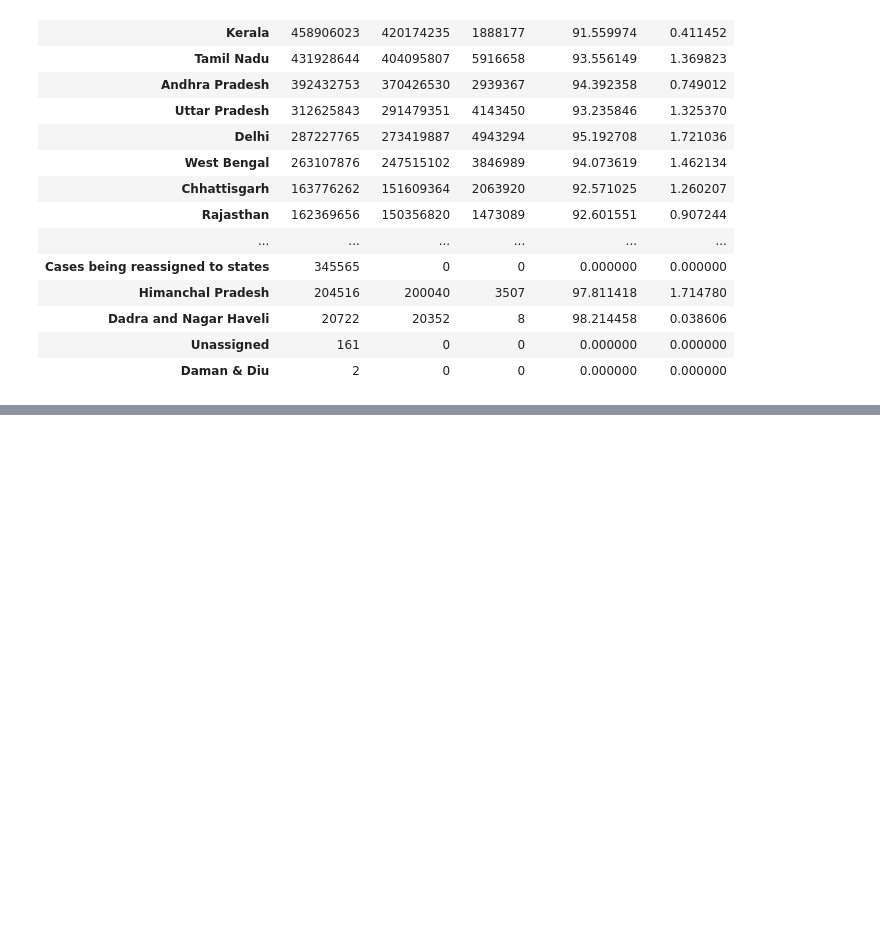
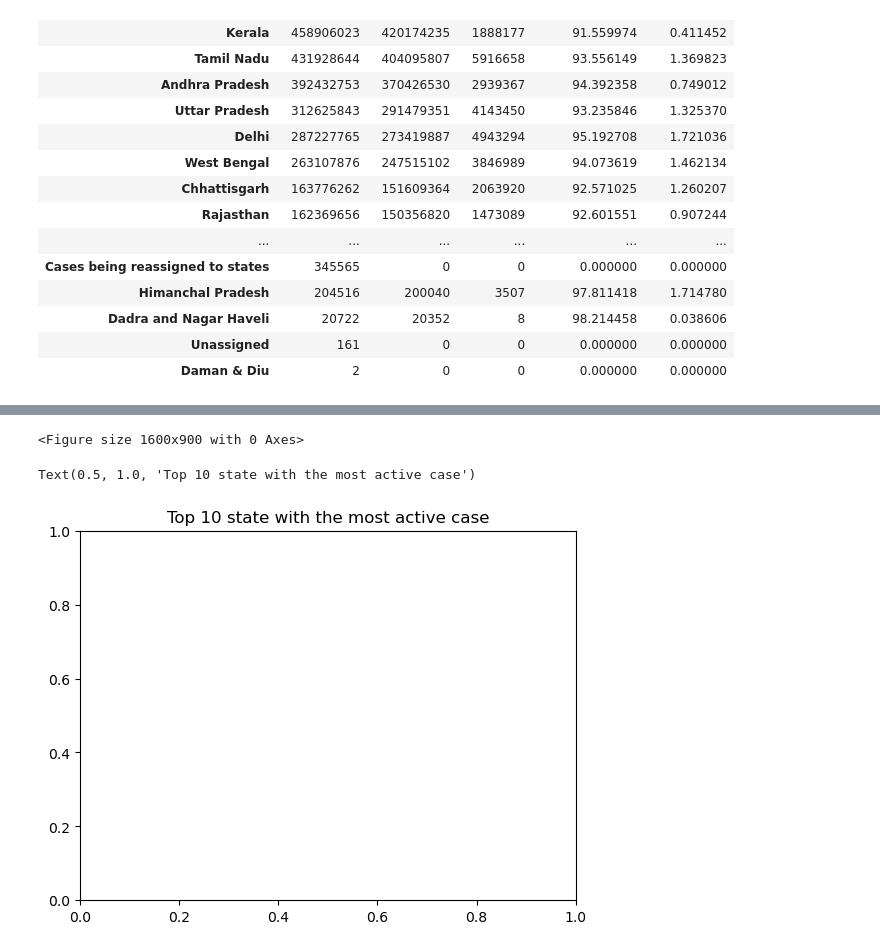
Before and after one commit to georgespicy/data-analysis, a Jupyter notebook: classProject.ipynb, the cells around one changed output, grey strips where cells are left out. Drawn from its saved outputs; the diff is of its cells as text; code cells hidden in the pictures; blank space fills up the shorter version.

```diff
--- a/classProject.ipynb
+++ b/classProject.ipynb
@@ -236,0 +269,10 @@ state_df.style.background_gradient(cmap="Wistia")
+# %%
+#VISLIZATION.
+fig = plt.figure(figsize=(16,9))
+# %% [output]
+<Figure size 1600x900 with 0 Axes>
+# %%
+plt.title("Top 10 state with the most active case")
+# %% [output]
+Text(0.5, 1.0, 'Top 10 state with the most active case')
+[figure, added]
```
Also changed, not shown: parts of 3 cells of this notebook, 1 other file.
